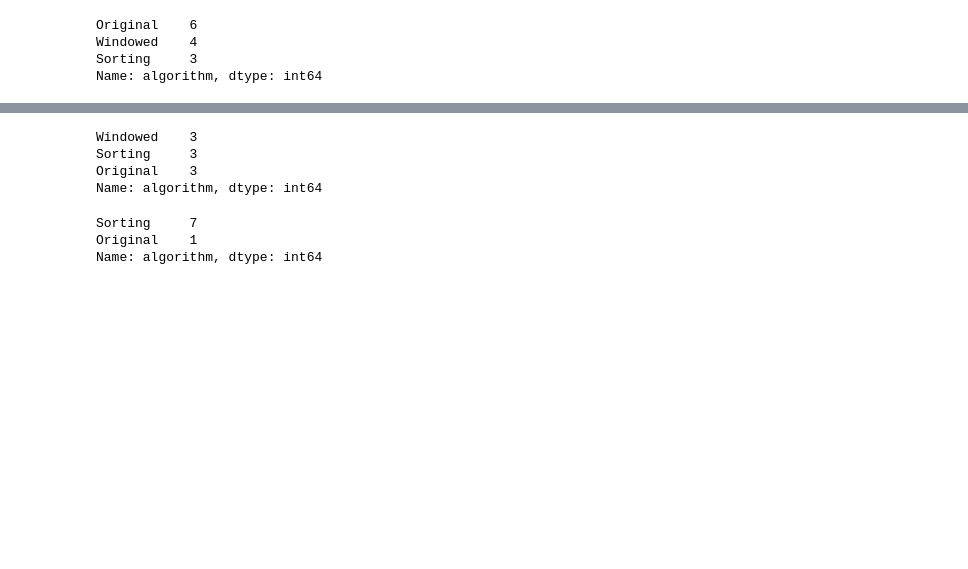
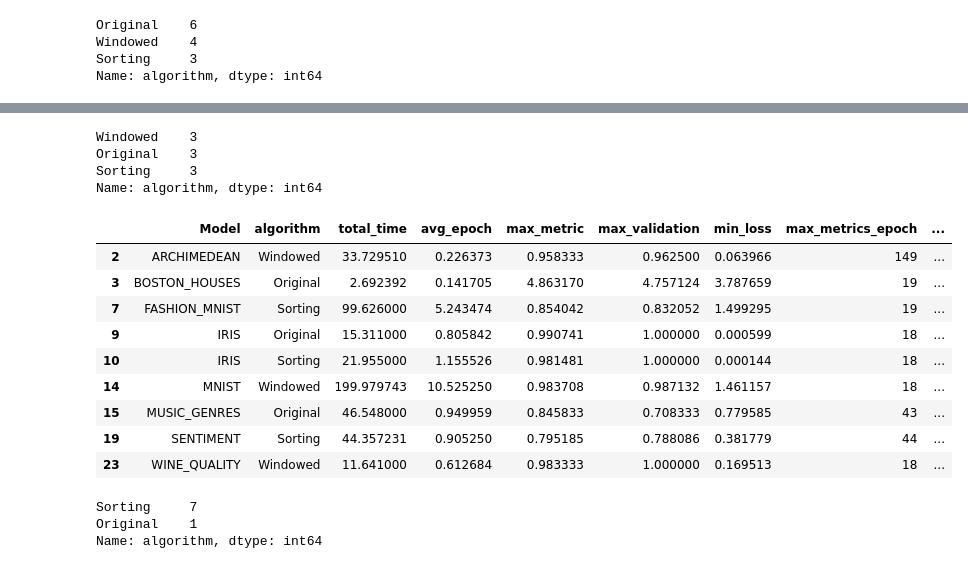
Before and after one commit to Imetomi/Deep-Learning-Shuffle-Algorithm, a Jupyter notebook: Visualizer.ipynb, the cells around one changed output, grey strips where cells are left out. Saved outputs shown, nothing was run; the diff lists cells and outputs as text; code cells hidden in the pictures; blank space fills up the shorter version.

```diff
--- a/Visualizer.ipynb
+++ b/Visualizer.ipynb
@@ -186,11 +207,22 @@ Name: algorithm, dtype: int64
 # %%
 # best epoch based validation
 print(results[results.groupby('Model')['mve'].transform(min) == results['mve']]['algorithm'].value_counts())
+results[results.groupby('Model')['mve'].transform(min) == results['mve']]
 # %% [output]
 Windowed    3
+Original    3
 Sorting     3
-Original    3
 Name: algorithm, dtype: int64
+|  | Model | algorithm | total_time | avg_epoch | max_metric | max_validation | min_loss | max_metrics_epoch | ... |
+| 2 | ARCHIMEDEAN | Windowed | 33.729510 | 0.226373 | 0.958333 | 0.962500 | 0.063966 | 149 | ... |
+| 3 | BOSTON_HOUSES | Original | 2.692392 | 0.141705 | 4.863170 | 4.757124 | 3.787659 | 19 | ... |
+| 7 | FASHION_MNIST | Sorting | 99.626000 | 5.243474 | 0.854042 | 0.832052 | 1.499295 | 19 | ... |
+| 9 | IRIS | Original | 15.311000 | 0.805842 | 0.990741 | 1.000000 | 0.000599 | 18 | ... |
+| 10 | IRIS | Sorting | 21.955000 | 1.155526 | 0.981481 | 1.000000 | 0.000144 | 18 | ... |
+| 14 | MNIST | Windowed | 199.979743 | 10.525250 | 0.983708 | 0.987132 | 1.461157 | 18 | ... |
+| 15 | MUSIC_GENRES | Original | 46.548000 | 0.949959 | 0.845833 | 0.708333 | 0.779585 | 43 | ... |
+| 19 | SENTIMENT | Sorting | 44.357231 | 0.905250 | 0.795185 | 0.788086 | 0.381779 | 44 | ... |
+| 23 | WINE_QUALITY | Windowed | 11.641000 | 0.612684 | 0.983333 | 1.000000 | 0.169513 | 18 | ... |
 # %%
 # best epoch based loss
 print(results[results.groupby('Model')['mle'].transform(min) == results['mle']]['algorithm'].value_counts())
```
Also changed, not shown: parts of 6 cells of this notebook, 1 other file.
